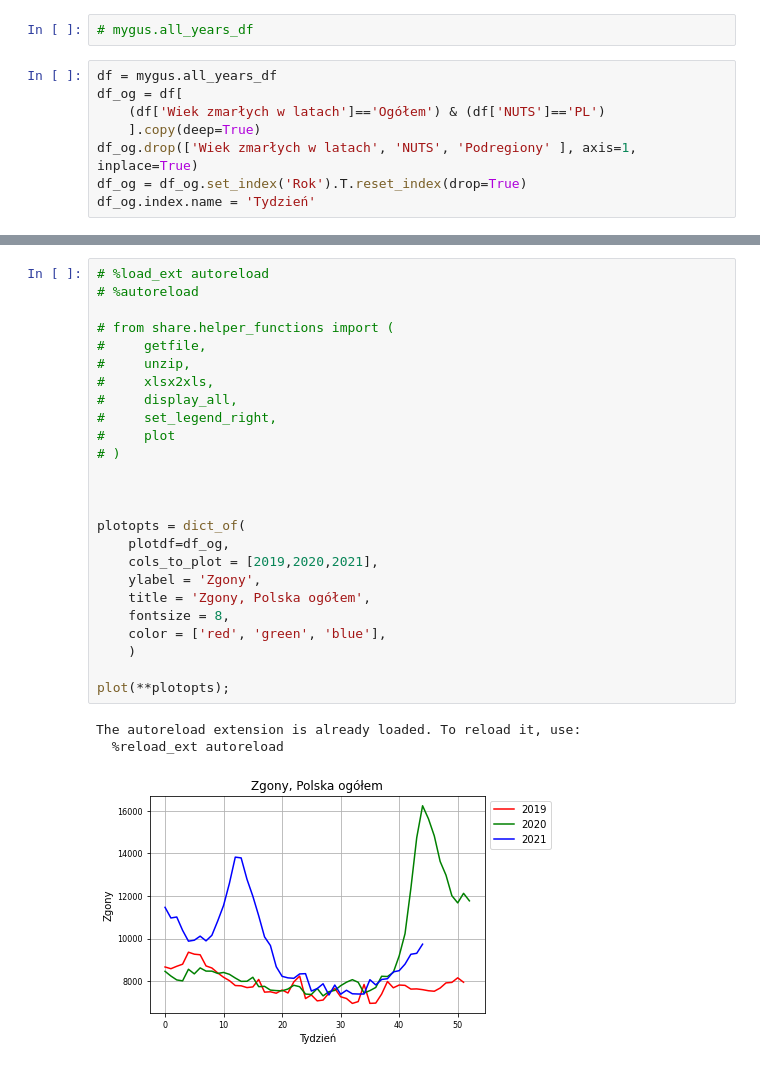
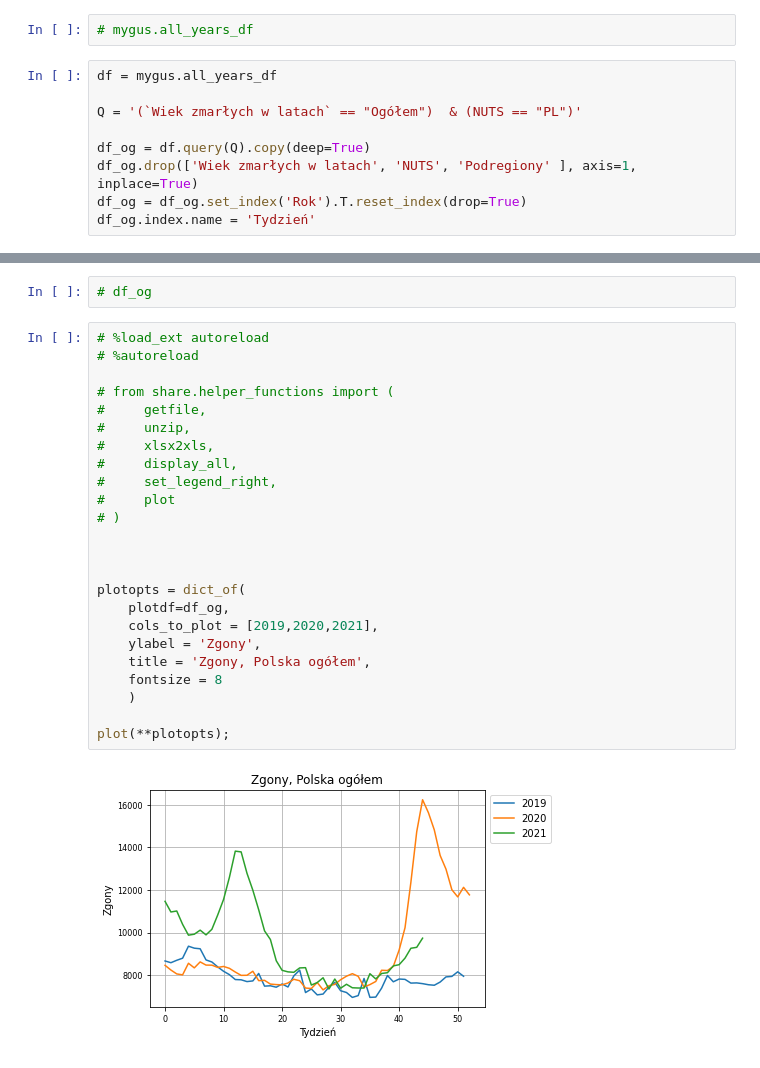
Before and after one commit to anuszka/govpl, a Jupyter notebook: GUS/gus01.ipynb, the cells around one changed output, grey strips where cells are left out. Saved outputs shown, nothing was run; the diff lists cells and outputs as text.

```diff
--- a/GUS/gus01.ipynb
+++ b/GUS/gus01.ipynb
@@ -80,9 +80,10 @@ Done.
 # mygus.all_years_df
 # %%
 df = mygus.all_years_df
-df_og = df[
-    (df['Wiek zmarłych w latach']=='Ogółem') & (df['NUTS']=='PL')
-    ].copy(deep=True)
+
+Q = '(`Wiek zmarłych w latach` == "Ogółem")  & (NUTS == "PL")'
+
+df_og = df.query(Q).copy(deep=True)
 df_og.drop(['Wiek zmarłych w latach', 'NUTS', 'Podregiony' ], axis=1, inplace=True)
 df_og = df_og.set_index('Rok').T.reset_index(drop=True)
 df_og.index.name = 'Tydzień'
@@ -111,29 +90,28 @@ df_og
+# %%
+# df_og
 # %%
 # %load_ext autoreload
 # %autoreload
 
 # from share.helper_functions import (
 #     getfile,
 #     unzip,
 #     xlsx2xls,
 #     display_all,
 #     set_legend_right,
 #     plot
 # )
 
 
 
 plotopts = dict_of(
     plotdf=df_og,
     cols_to_plot = [2019,2020,2021],
     ylabel = 'Zgony',
     title = 'Zgony, Polska ogółem',
-    fontsize = 8,
-    color = ['red', 'green', 'blue'],
+    fontsize = 8
     )
 
 plot(**plotopts);
 # %% [output]
-The autoreload extension is already loaded. To reload it, use:
-  %reload_ext autoreload
-[figure, old version]
+[figure, new version]
```
Also changed, not shown: parts of 3 cells of this notebook.
